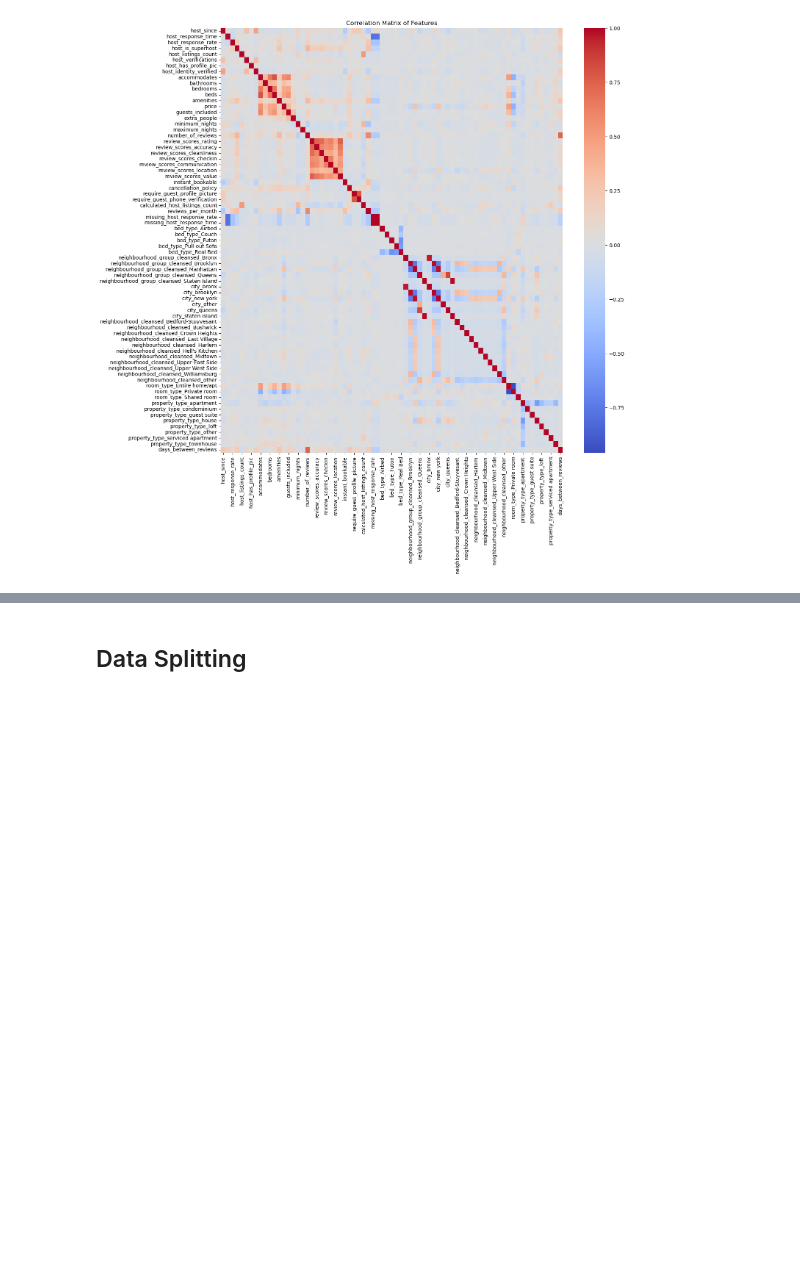
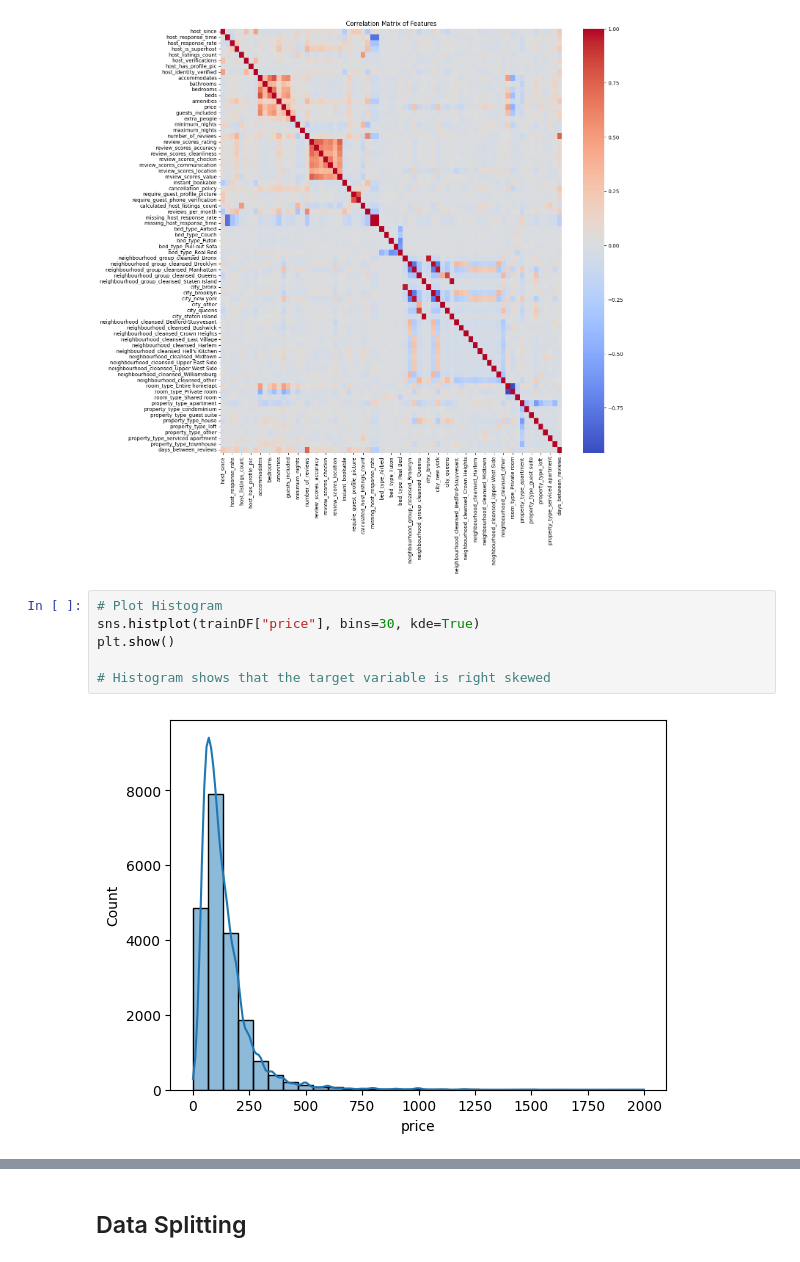
Before and after one commit to Willnguyen02/CS235F_HW2, a Jupyter notebook: CS235_HW2_Nguyen_William.ipynb, the cells around one changed output, grey strips where cells are left out. Cells and saved outputs as stored; diff of their text form; blank space fills up the shorter version.

```diff
--- a/CS235_HW2_Nguyen_William.ipynb
+++ b/CS235_HW2_Nguyen_William.ipynb
@@ -727,3 +727,11 @@ plt.title("Correlation Matrix of Features")
 plt.show()
 # %% [output]
 [figure]
+# %%
+# Plot Histogram
+sns.histplot(trainDF["price"], bins=30, kde=True)
+plt.show()
+
+# Histogram shows that the target variable is right skewed
+# %% [output]
+[figure, added]
```
Also changed, not shown: parts of 11 cells of this notebook, 3 other files.
